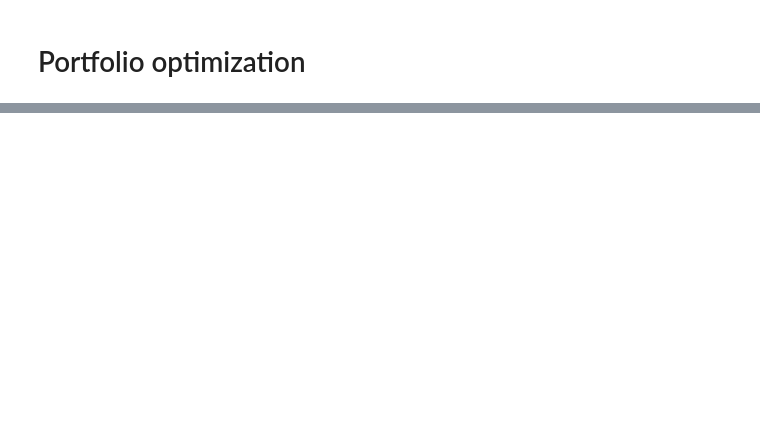
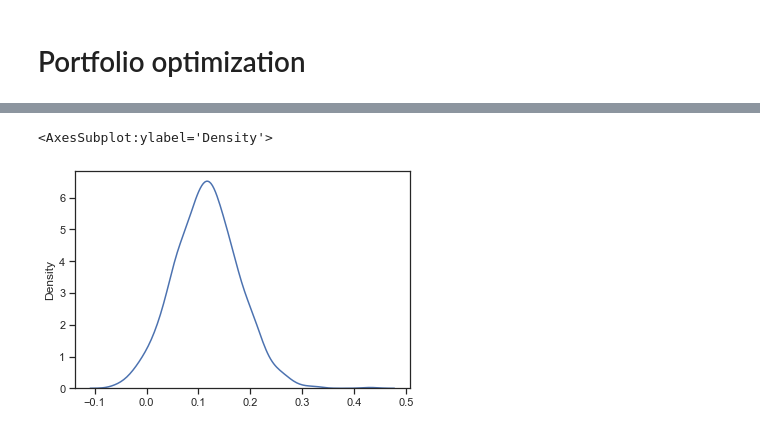
Before and after one commit to starovoitovs/defi, a Jupyter notebook: generator_cvar.ipynb, the cells around one changed output, grey strips where cells are left out. Cells and saved outputs as stored; diff of their text form; code cells hidden in the pictures; blank space fills up the shorter version.

```diff
--- a/generator_cvar.ipynb
+++ b/generator_cvar.ipynb
@@ -96,0 +98,6 @@ display(w.T)
+# %%
+portfolio_returns = log_ret @ w
+sns.kdeplot(portfolio_returns.to_numpy().T[0])
+# %% [output]
+<AxesSubplot:ylabel='Density'>
+[figure, added]
```
Also changed, not shown: parts of 4 cells of this notebook.
